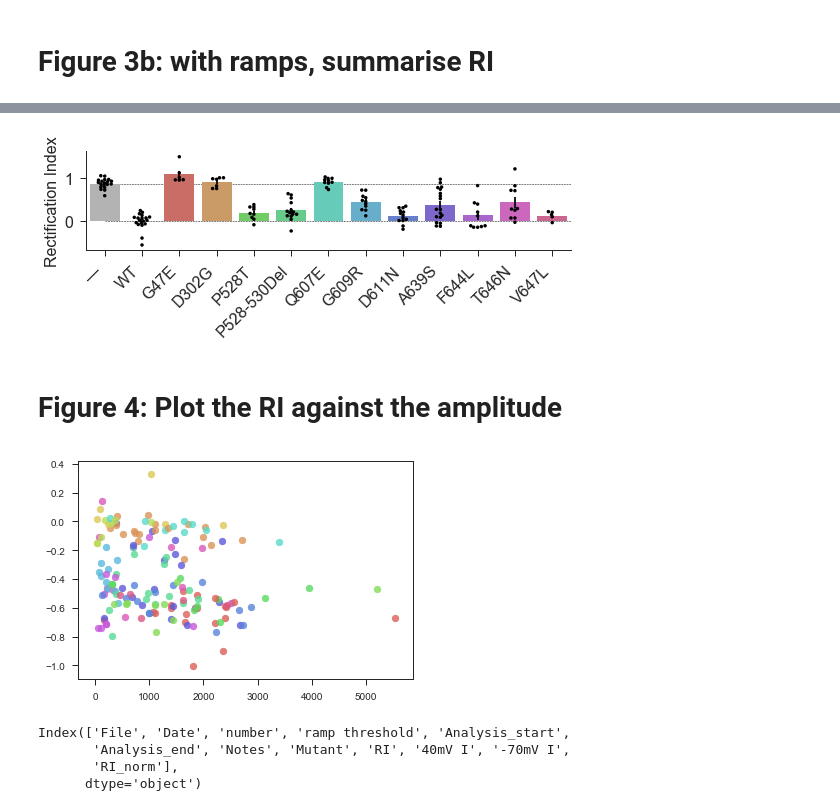
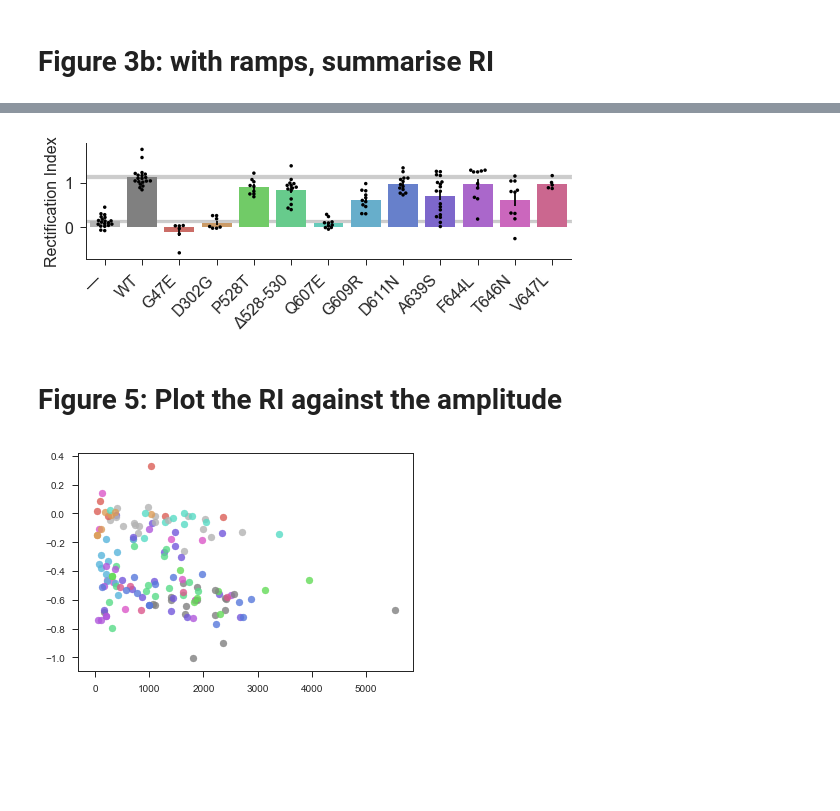
Before and after one commit to KullmannLab/AMPA_Synaptopathies, a Jupyter notebook: GluA2_graphs_March_Resub.ipynb, the cells around one changed output, grey strips where cells are left out. Cells and saved outputs as stored; diff of their text form; code cells hidden in the pictures; blank space fills up the shorter version.

```diff
--- a/GluA2_graphs_March_Resub.ipynb
+++ b/GluA2_graphs_March_Resub.ipynb
@@ -24,7 +24,7 @@ het_ramps_df = pd.read_excel('ramps_results_Mar18_fullHet.xlsx')
 hom_ramps_df = pd.read_excel('ramps_results_Hom_full.xlsx')
 # %%
 # replace mutants with consistent nomenclature
-names = {'PQK528-530Del':'P528-530Del', '528Del':'P528-530Del', 'GRIA1':'—'}
+names = {'PQK528-530Del':'Δ528-530', '528Del':'Δ528-530', 'P528-530Del':'Δ528-530', 'GRIA1':'—'}
 data_frames = [hom_amp_df, het_amp_df, hom_ramps_df, het_ramps_df]
 
 for df in data_frames:
@@ -35,9 +53,8 @@ for df in data_frames:
 #WT_het_norm = het_ramps_df['RI'][het_ramps_df['Mutant'] == 'WT'].mean()
 #het_ramps_df['RI_norm'] = het_ramps_df['RI']/WT_het_norm
 
-def normalise_RI(df):
-    WT_mean = df['RI'][df['Mutant'] == 'WT'].mean()
-    df['RI_norm'] = 1 - ((df['RI']*-1)/(WT_mean*-1))
+def transform_RI(df):
+    df['RI_transform'] = df['RI']*(-7/4)
 
 for df in [hom_ramps_df, het_ramps_df]:
-    df = normalise_RI(df)
+    df = transform_RI(df)
@@ -82,14 +139,0 @@ export_tables(export_df_info)
-# %%
-# define the mutants that will be included in different figures
-# these are in positional order
-
-# total mutants in the paper; needed for colors
-all_mutants = ['WT', '—', 'G47E', 'D302G', 'I375V', 'P528T', 'P528-530Del', 'Q607E',
-               'G609R', 'D611N', 'A639S', 'A643T', 'F644L', 'T646N', 'V647L',]
-
-# main figures will exclude non-clinical mutants
-main_mutants = ['—', 'WT', 'G47E', 'D302G', 'P528T', 'P528-530Del', 'Q607E',
-               'G609R', 'D611N', 'A639S', 'F644L', 'T646N', 'V647L',]
-
-# non-clinical mutants go in supplemantary: snp and Lurcher
-supp_mutants = ['WT', '—', 'I375V', 'A643T']
@@ -169,11 +226,13 @@ def means_ordered(df, x, y, order):
         mean_list.append(mean_df[m])
     return mean_list
 
-def place_hlines(means, yerr, horizontal=2):
-    for mean, n in enumerate(means[0:horizontal]):
-        print(mean, n)
-        line_list = [mean, (mean+yerr[n]), (mean-yerr[n])]
-        plt.hlines(line_list, 0, len(yerr), linestyles='dashed', linewidth=0.5, zorder=0) #plots the mean
+def place_hlines(means, yerr, horizontal=2, order=main_mutants, colors=color_dict2):
+    for n, mean in enumerate(means[0:horizontal]):
+        c = color_dict2[order[n]]
+        err_list = [(mean+yerr[n]), (mean-yerr[n])]
+        plt.hlines(mean, -0.5, len(yerr), linestyles='solid', linewidth=0.4, zorder=0, color='grey', alpha=0.4)
+        #plt.hlines(err_list, -0.5, len(yerr),linestyles='dashed', linewidth=0.4, zorder=0, color=c, alpha0.3)
+        plt.fill_between(x=[-0.5, len(yerr)], y1=err_list[0], y2=err_list[1], color='grey', alpha=0.35)
 
 
 
@@ -188,11 +247,11 @@ def barplot_swarmplot_format(df, x, y, title, ylabel='Amplitude (nA)', fontsize=
     yerr = sem_ordered(df=df, x=x, y=y, order=order)
     means = means_ordered (df=df, x=x, y=y, order=order)
 
-    sns.barplot(x=df[x], y=df[y], ci=None, order=order, alpha=1, palette=color_dict2, yerr=yerr,)
+    sns.barplot(x=df[x], y=df[y], ci=None, order=order, alpha=1, palette=pal, yerr=yerr,)
     sns.swarmplot(x=df[x], y=df[y], color='k', size=3.5, order=order)
-    plt.hlines(means[0:horizontal], 0, len(yerr), linestyles='dashed', linewidth=0.5, zorder=0)
+    #plt.hlines(means[0:horizontal], 0, len(yerr), linestyles='dashed', linewidth=0.5, zorder=0)
     #plt.hlines(yerr[0:horizontal], 0, len(yerr), linestyles='dashed', linewidth=0.2) need to add and subtract from mean
-    #place_hlines(means, yerr) # not working
+    place_hlines(means, yerr, horizontal=horizontal)
 
     sns.set_style("ticks", {"axes.linewidth": 1})
     plt.xticks(range(len(order)), order, rotation=45, size=fontsize, ha='right')
@@ -329,20 +469,20 @@ het_ramps_fig = plot_many_ramps(het_ramps_df, main_mutants)
 # %%
 # current at +40 as a percent of -70, normalised to WT
 
 # How do we put this into the previous figure?
 
 fig = plt.figure(figsize=(8,3))
 
-barplot_swarmplot_format(df=het_ramps_df, x='Mutant', y='RI_norm', title=' ',
+barplot_swarmplot_format(df=het_ramps_df, x='Mutant', y='RI_transform', title=' ',
                          convert_pA=False, ylabel='Rectification Index')
 
 save_fig('ramps_resub', fig)
 
 plt.show()
 # %% [output]
-[figure, old version]
+[figure, new version]
 # %% [markdown]
-# Figure 4: Plot the RI against the amplitude
+# Figure 5: Plot the RI against the amplitude
 # %%
 ##Plotting indivudual cells shows little correlation between RI and amplitude
 
@@ -352,21 +492,14 @@ for row in range(len(het_ramps_df)):
     y = data['RI']
     m = data['Mutant']
 
-    if m in color_dict.keys():
-        c = color_dict[m]
+    if m in color_dict2.keys():
+        c = color_dict2[m]
         plt.scatter(x,y,color=c,alpha=0.8)
 
 
 plt.show()
 # %% [output]
-[figure, old version]
+[figure, new version]
-# %%
-ramps_paper.columns
-# %% [output]
-Index(['File', 'Date', 'number', 'ramp threshold', 'Analysis_start',
-       'Analysis_end', 'Notes', 'Mutant', 'RI', '40mV I', '-70mV I',
-       'RI_norm'],
-      dtype='object')
 # %%
 # Change this to use actual amplitude measurement
 # Change to adjusted RI
```
Also changed, not shown: parts of 35 cells of this notebook.
